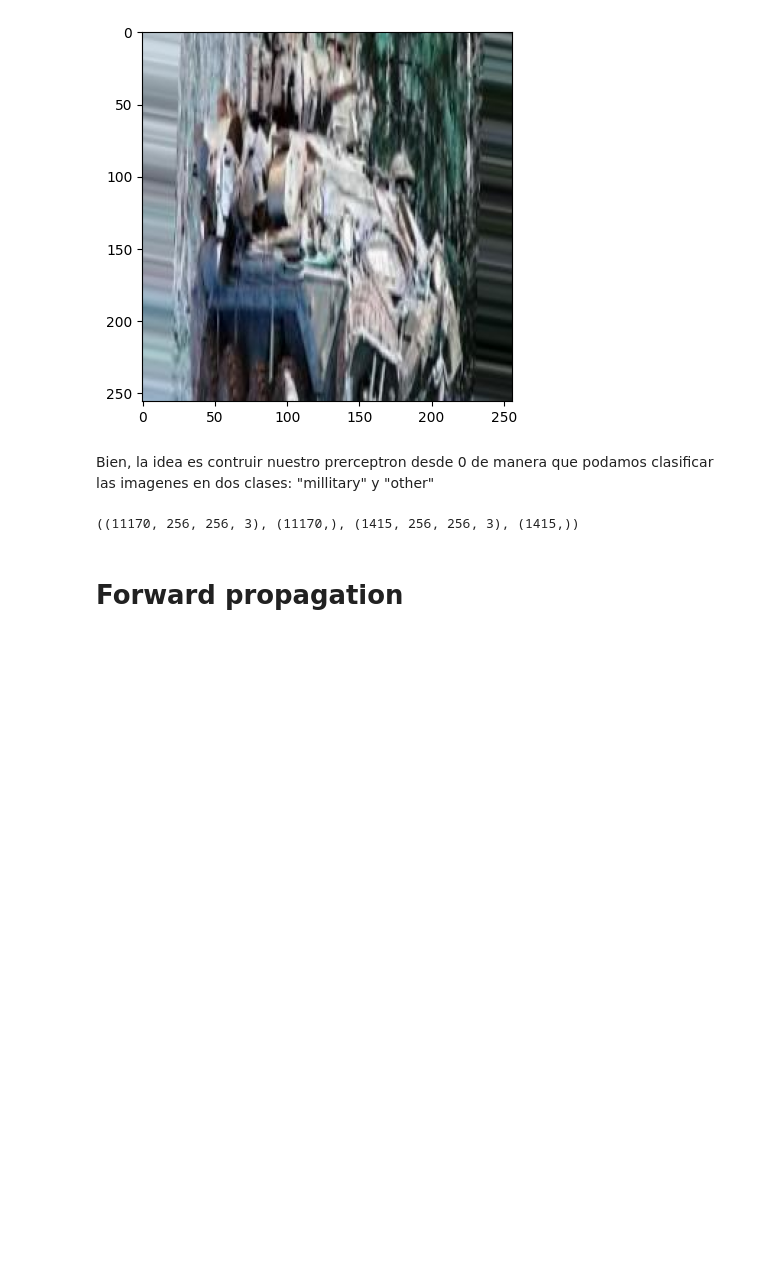
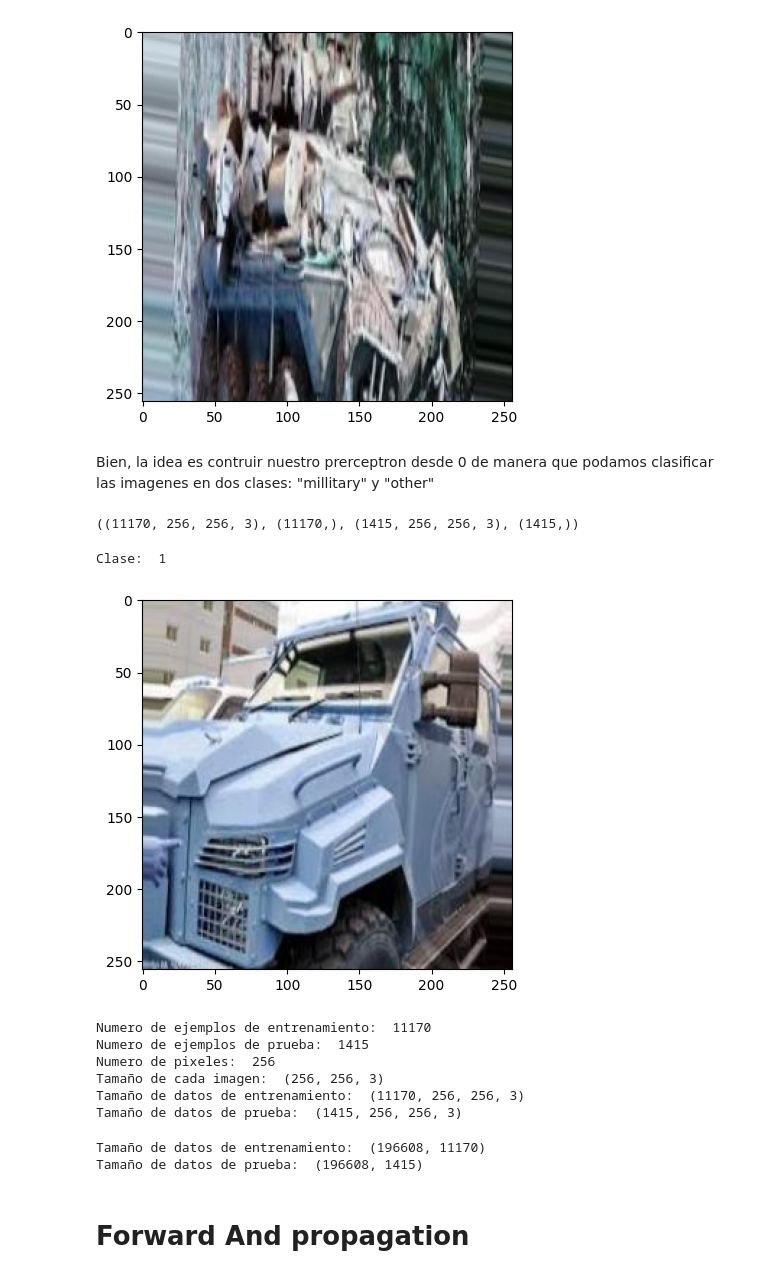
Before and after one commit to Defiant7426/classification_model, a Jupyter notebook: clasificationModel/model.ipynb, the cells around one changed output. Drawn from its saved outputs; the diff is of its cells as text; code cells hidden in the pictures; blank space fills up the shorter version.

```diff
--- a/clasificationModel/model.ipynb
+++ b/clasificationModel/model.ipynb
@@ -102,3 +102,37 @@ X_test, y_test = load_dataset_test()
 X_train.shape, y_train.shape, X_test.shape, y_test.shape
 # %% [output]
 ((11170, 256, 256, 3), (11170,), (1415, 256, 256, 3), (1415,))
+# %%
+index = 90
+plt.imshow(X_train[index])
+print("Clase: ", y_train[index])
+# %% [output]
+Clase:  1
+[figure, added]
+# %%
+m_train = len(y_train)
+m_test = len(y_test)
+num_p_x = len(X_train[0])
+
+print("Numero de ejemplos de entrenamiento: ", m_train)
+print("Numero de ejemplos de prueba: ", m_test)
+print("Numero de pixeles: ", num_p_x)
+print("Tamaño de cada imagen: ", X_train[0].shape)
+print("Tamaño de datos de entrenamiento: ", X_train.shape)
+print("Tamaño de datos de prueba: ", X_test.shape)
+# %% [output]
+Numero de ejemplos de entrenamiento:  11170
+Numero de ejemplos de prueba:  1415
+Numero de pixeles:  256
+Tamaño de cada imagen:  (256, 256, 3)
+Tamaño de datos de entrenamiento:  (11170, 256, 256, 3)
+Tamaño de datos de prueba:  (1415, 256, 256, 3)
+# %%
+train_set_X_flatten = X_train.reshape(X_train.shape[0], -1).T
+test_set_X_flatten = X_test.reshape(X_test.shape[0], -1).T
+
+print("Tamaño de datos de entrenamiento: ", train_set_X_flatten.shape)
+print("Tamaño de datos de prueba: ", test_set_X_flatten.shape)
+# %% [output]
+Tamaño de datos de entrenamiento:  (196608, 11170)
+Tamaño de datos de prueba:  (196608, 1415)
@@ -105,5 +143,5 @@ X_train.shape, y_train.shape, X_test.shape, y_test.shape
 # %% [markdown]
-# Forward propagation
+# Forward And propagation
 # %%
 # definimos la funcion sigmoid
 def sigmoid(x):
```
Also changed, not shown: parts of 3 cells of this notebook.
